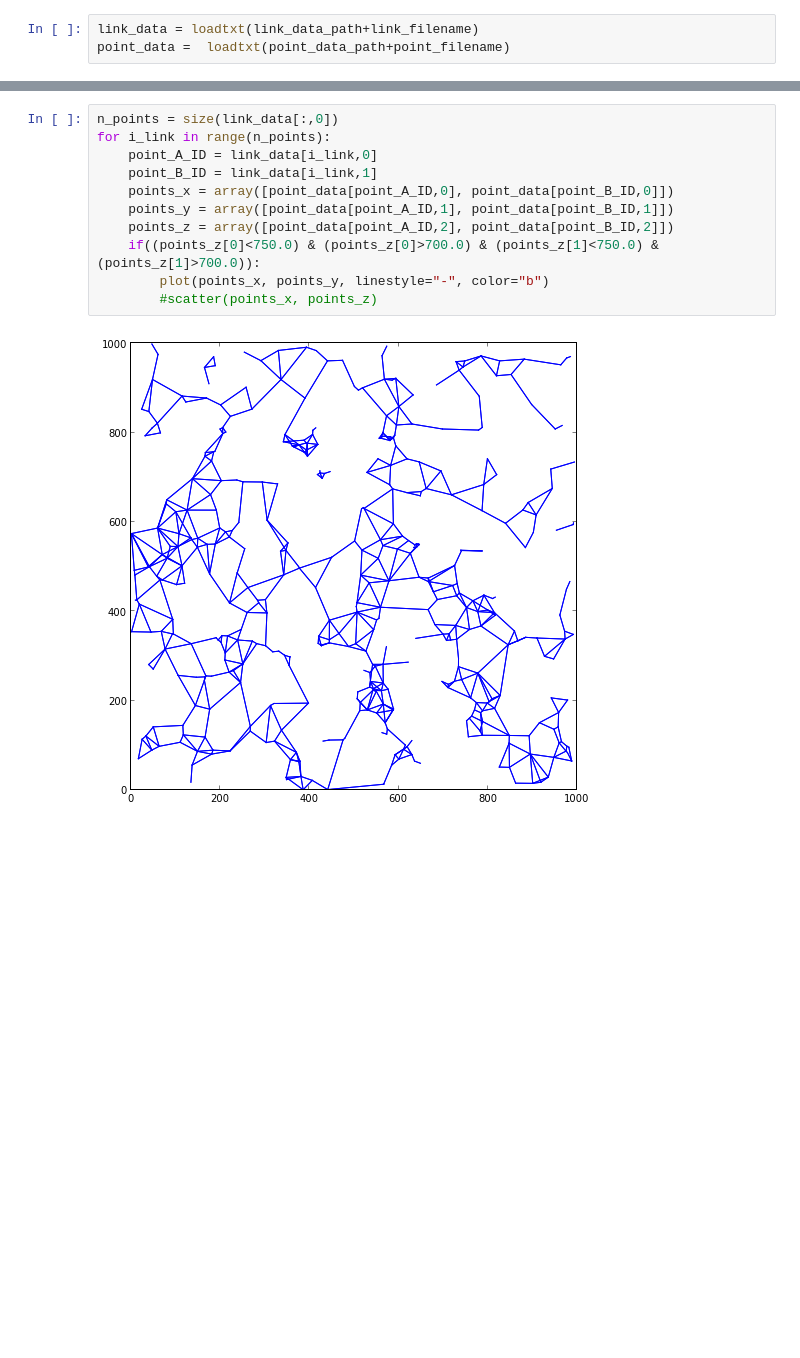
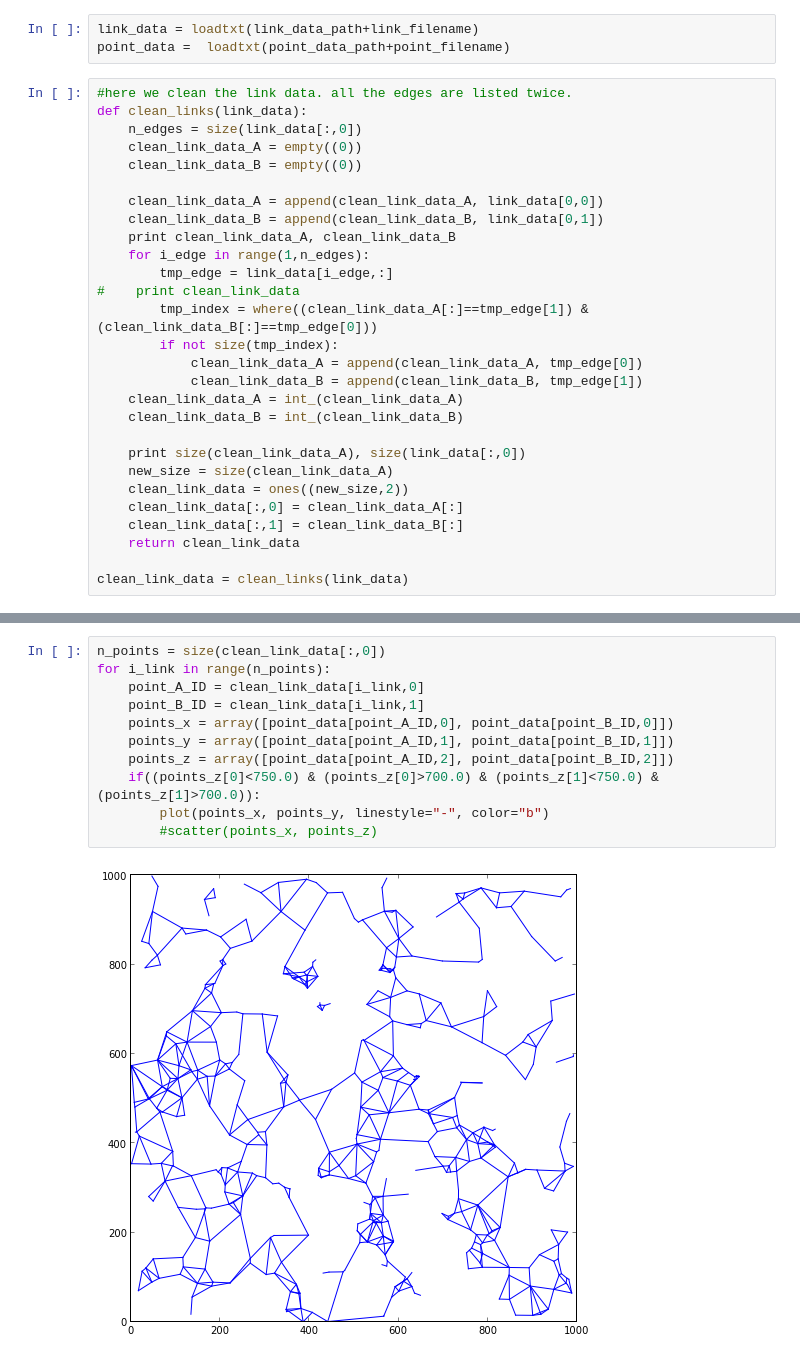
Before and after one commit to forero/SparseFilaments, a Jupyter notebook: code/ipython/network.ipynb, the cells around one changed output, grey strips where cells are left out. Saved outputs shown, nothing was run; the diff lists cells and outputs as text; blank space fills up the shorter version.

Commit message:
cleans edges in network data

```diff
--- a/code/ipython/network.ipynb
+++ b/code/ipython/network.ipynb
@@ -18,3 +18,31 @@ link_filename="%s_b%.1f_%s"%(link_method, beta_value, point_filename)
 # %%
 link_data = loadtxt(link_data_path+link_filename)
 point_data =  loadtxt(point_data_path+point_filename)
+# %%
+#here we clean the link data. all the edges are listed twice.
+def clean_links(link_data):
+    n_edges = size(link_data[:,0])
+    clean_link_data_A = empty((0))
+    clean_link_data_B = empty((0))
+
+    clean_link_data_A = append(clean_link_data_A, link_data[0,0])
+    clean_link_data_B = append(clean_link_data_B, link_data[0,1])
+    print clean_link_data_A, clean_link_data_B
+    for i_edge in range(1,n_edges):
+        tmp_edge = link_data[i_edge,:]
+#    print clean_link_data
+        tmp_index = where((clean_link_data_A[:]==tmp_edge[1]) & (clean_link_data_B[:]==tmp_edge[0]))
+        if not size(tmp_index):
+            clean_link_data_A = append(clean_link_data_A, tmp_edge[0])
+            clean_link_data_B = append(clean_link_data_B, tmp_edge[1])
+    clean_link_data_A = int_(clean_link_data_A)
+    clean_link_data_B = int_(clean_link_data_B)
+
+    print size(clean_link_data_A), size(link_data[:,0])
+    new_size = size(clean_link_data_A)
+    clean_link_data = ones((new_size,2))
+    clean_link_data[:,0] = clean_link_data_A[:]
+    clean_link_data[:,1] = clean_link_data_B[:]
+    return clean_link_data
+
+clean_link_data = clean_links(link_data)
@@ -21,16 +52,16 @@ point_data =  loadtxt(point_data_path+point_filename)
 # %%
-n_points = size(link_data[:,0])
+n_points = size(clean_link_data[:,0])
 for i_link in range(n_points):
-    point_A_ID = link_data[i_link,0]
-    point_B_ID = link_data[i_link,1]
+    point_A_ID = clean_link_data[i_link,0]
+    point_B_ID = clean_link_data[i_link,1]
     points_x = array([point_data[point_A_ID,0], point_data[point_B_ID,0]])
     points_y = array([point_data[point_A_ID,1], point_data[point_B_ID,1]])
     points_z = array([point_data[point_A_ID,2], point_data[point_B_ID,2]])
     if((points_z[0]<750.0) & (points_z[0]>700.0) & (points_z[1]<750.0) & (points_z[1]>700.0)):
         plot(points_x, points_y, linestyle="-", color="b")
         #scatter(points_x, points_z)
 # %% [output]
-[figure, old version]
+[figure, new version]
 # %%
 volume = 1000.0**3.0
 n_halos = size(point_data[:,0])
```
Also changed, not shown: parts of 3 cells of this notebook.
